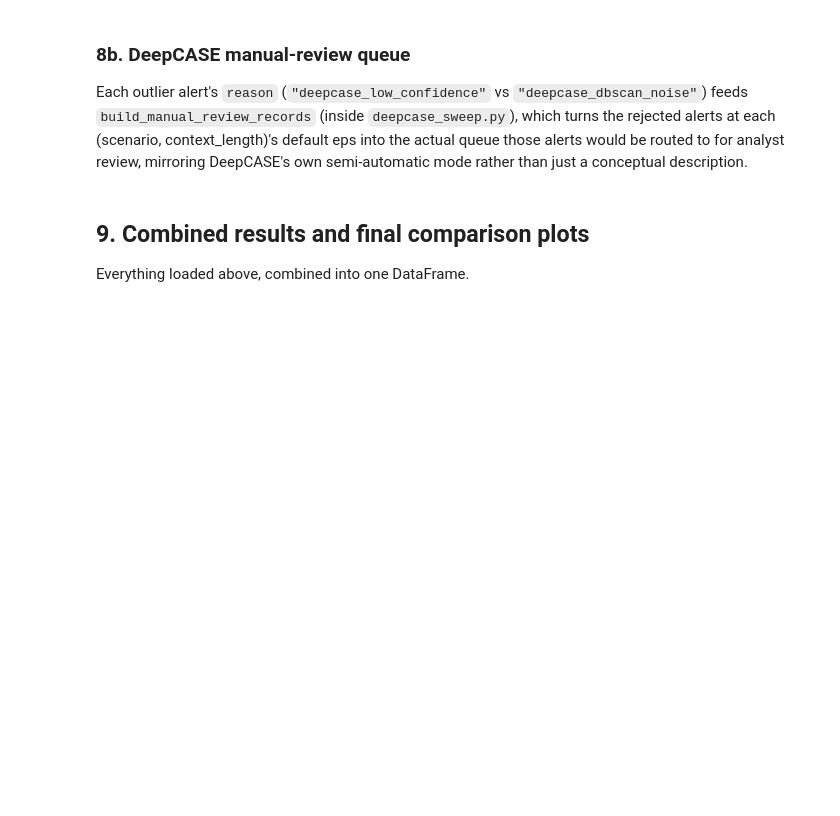
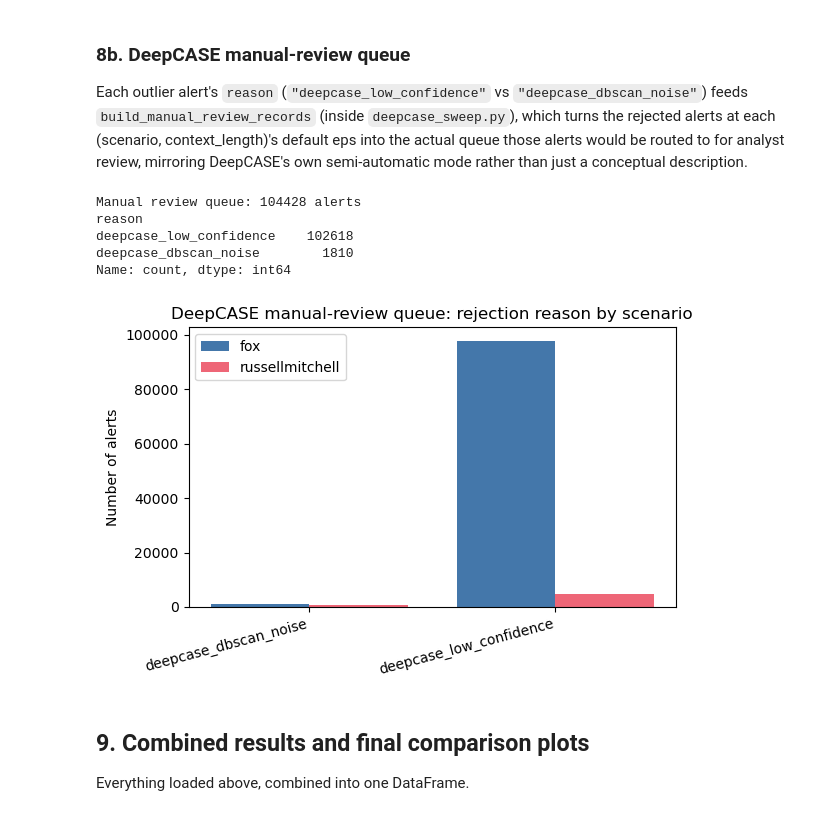
Before and after one commit to annaneliaa/msc-thesis, a Jupyter notebook: src/thesis/notebooks/baselines/grouping_comparison.ipynb, the cells around one changed output. Saved outputs shown, nothing was run; the diff lists cells and outputs as text; code cells hidden in the pictures; blank space fills up the shorter version.

```diff
--- a/src/thesis/notebooks/baselines/grouping_comparison.ipynb
+++ b/src/thesis/notebooks/baselines/grouping_comparison.ipynb
@@ -60,6 +60,11 @@ GROUPING_RESULT_NAMES = ["fixed_window", "time_delta", "cscas_grouping", "alertb
 # Only used here for the sensitivity plot's reference lines.
 CSCAS_SESSION_LENGTH_SECONDS = 300.0
 CSCAS_SESSION_TIMEOUT_SECONDS = 60.0
+
+# Shared across every scenario-aware plot below so "fox" reads as the same
+# color/marker everywhere in this notebook.
+SCENARIO_COLORS = {"fox": "#4477AA", "russellmitchell": "#EE6677"}
+SCENARIO_MARKERS = {"fox": "o", "russellmitchell": "^"}
 # %% [markdown]
 ## 3. Loading
 
@@ -334,3 +391,44 @@ if not manual_review_df.empty:
+# %%
+manual_review_df.to_csv("grouping_manual_review_queue.csv", index=False)
+print(f"Manual review queue: {len(manual_review_df)} alerts")
+if not manual_review_df.empty:
+    print(manual_review_df["reason"].value_counts())
+# %% [output]
+Manual review queue: 104428 alerts
+reason
+deepcase_low_confidence    102618
+deepcase_dbscan_noise        1810
+Name: count, dtype: int64
+# %%
+if manual_review_df.empty:
+    print("[skip] no manual review rows loaded -- run deepcase_sweep.py first")
+else:
+    fig, ax = plt.subplots(figsize=(6, 4))
+    reasons = sorted(manual_review_df["reason"].unique())
+    scenarios = sorted(manual_review_df["scenario"].unique())
+    x = np.arange(len(reasons))
+    width = 0.8 / len(scenarios)
+
+    for i, scenario in enumerate(scenarios):
+        counts = (
+            manual_review_df[manual_review_df["scenario"] == scenario]["reason"]
+            .value_counts()
+            .reindex(reasons, fill_value=0)
+        )
+        ax.bar(
+            x + (i - (len(scenarios) - 1) / 2) * width, counts.values, width=width,
+            label=scenario, color=SCENARIO_COLORS.get(scenario),
+        )
+
+    ax.set_xticks(x)
+    ax.set_xticklabels(reasons, rotation=15, ha="right")
+    ax.set_ylabel("Number of alerts")
+    ax.set_title("DeepCASE manual-review queue: rejection reason by scenario")
+    ax.legend()
+    plt.tight_layout()
+    plt.show()
+# %% [output]
+[figure, added]
 # %% [markdown]
 ## 9. Combined results and final comparison plots
 
```
Also changed, not shown: parts of 20 cells of this notebook, 16 other files.
